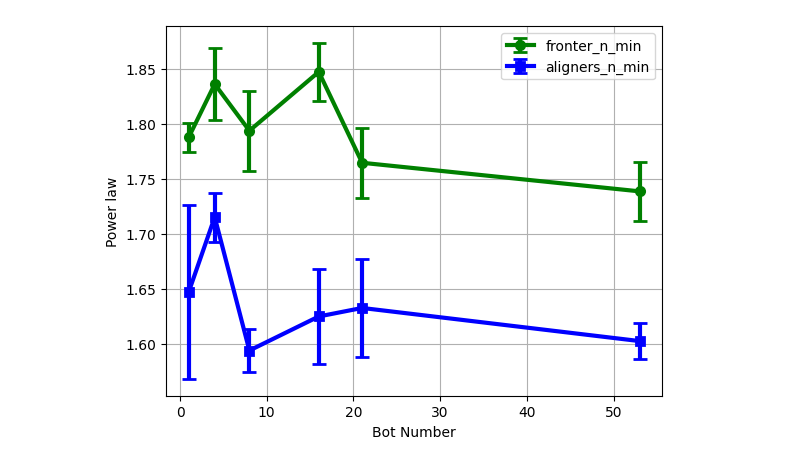
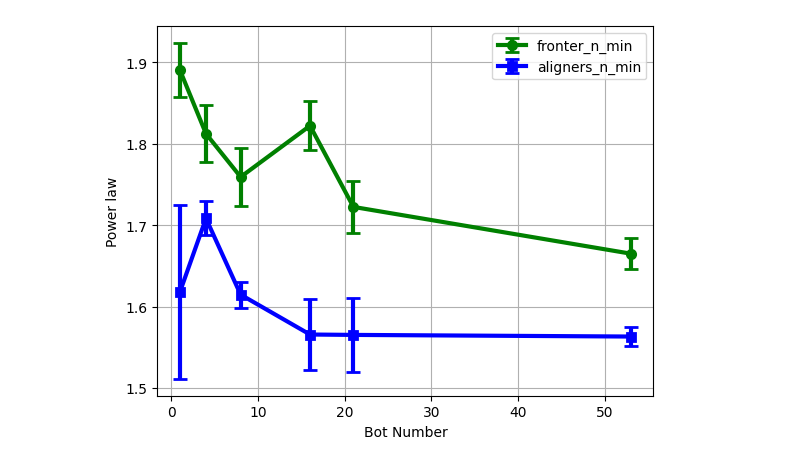
Before and after one commit to complex-lab/robotic_swarms, a Jupyter notebook: emsd_powerlaw_vs_botnum_28cm.ipynb, the cells around one changed output. Cells and saved outputs as stored; diff of their text form; code cells hidden in the pictures.

```diff
--- a/emsd_powerlaw_vs_botnum_28cm.ipynb
+++ b/emsd_powerlaw_vs_botnum_28cm.ipynb
@@ -76,17 +82,17 @@ print(emsd_data)
 # %%
-arenaSizePixels = 1090 # [pixels]
+arenaSizePixels = 1080 # [pixels]
 arenaSizeCm = 150 # [cm]
 fps =25
-mpp = arenaSizeCm/arenaSizePixels/2 #[cm/pixel]
-bottype='fronter'
-botnum=16
+mpp = arenaSizeCm/arenaSizePixels#/2 #[cm/pixel]
+bottype='aligner'
+botnum=1
 relevant_emsd=emsd_data[(emsd_data['BotNum']==botnum)&(emsd_data['BotType']==bottype)]
 #print(relevant_emsd)
 emsd_data_filtered = tp.filter_stubs(relevant_emsd,threshold=100)
 max_lagtime=int(len(emsd_data_filtered)/3)
 emsd=tp.emsd(emsd_data_filtered,fps=fps,mpp=mpp,max_lagtime=max_lagtime)
-emsd_small_range=emsd.loc[2:50]
-#emsd_small_range=emsd.loc[4:20]
+#emsd_small_range=emsd.loc[4:100]
+emsd_small_range=emsd.loc[10:50]
 p0=np.array([2,0.5])
 popt,pcov = sc.optimize.curve_fit(linear_fit_log,np.log(emsd_small_range.index),np.log(emsd_small_range),p0=p0)
 perr = np.sqrt(np.diag(pcov))
@@ -108,8 +114,8 @@ ax.loglog(np.exp(fit_x),np.exp(fit_y),'--')
 # %%
-arenaSizePixels = 1090 # [pixels]
+arenaSizePixels = 1080 # [pixels]
 arenaSizeCm = 150 # [cm]
 fps =25
-mpp = arenaSizeCm/arenaSizePixels/2 #[cm/pixel]
+mpp = arenaSizeCm/arenaSizePixels#/2 #[cm/pixel]
 emsd_results=pd.DataFrame()
 bottypes=['fronter','aligner']
 botnums=[1,4,8,16,21,53]
@@ -118,12 +124,13 @@ for botnum in botnums:
         print("BotNum {},BotType {}".format(botnum,bottype))
         data_row=pd.DataFrame()
         relevant_emsd=emsd_data[(emsd_data['BotNum']==botnum)&(emsd_data['BotType']==bottype)]
-        #print(relevant_emsd)
-        emsd_data_filtered = tp.filter_stubs(relevant_emsd,threshold=100)
+        print(relevant_emsd)
+        emsd_data_filtered = tp.filter_stubs(relevant_emsd,threshold=1000)
         max_lagtime=int(len(emsd_data_filtered)/3)
-        emsd=tp.emsd(emsd_data_filtered,fps=fps,mpp=mpp,max_lagtime=max_lagtime)
-        emsd_large_range=emsd.loc[2:50]
-        emsd_small_range=emsd.loc[4:20]
+        emsd=tp.emsd(emsd_data_filtered,fps=fps,mpp=mpp,max_lagtime=30000)
+        #emsd_large_range=emsd.loc[2:50]
+        emsd_large_range=emsd.loc[7:50]
+        emsd_small_range=emsd.loc[10:20]
         p0=np.array([2,0.5])
         popt_min,pcov_min = sc.optimize.curve_fit(linear_fit_log,np.log(emsd_small_range.index),np.log(emsd_small_range),p0=p0)
         perr_min = np.sqrt(np.diag(pcov_min))
@@ -159,7 +307,8 @@ BotNum 53,BotType aligner
 # %%
-mean_data=emsd_results.groupby(by=["BotType","BotNum"]).mean()
+mean_data=emsd_results.set_index(["BotType","BotNum"])
 print(mean_data.loc[("fronter","n_min")])
-std_data=emsd_results.groupby(by=["BotType","BotNum"]).std()
-#print(std_data)
+print(mean_data.loc[("aligner","n_min")])
+count_data=emsd_data.groupby(by=["BotType","BotNum"]).max()
+print(count_data)
 # %% [output]
 BotNum
@@ -173,25 +331,27 @@ Name: n_min, dtype: float64
 # %%
 fronter_data=mean_data.loc[("fronter","n_min")]
 fronter_data_max= mean_data.loc[("fronter","n_max")]
 fronter_diff=fronter_data-fronter_data_max
 aligner_data=mean_data.loc[("aligner","n_min")]
 aligner_data_max=mean_data.loc[("aligner","n_max")]
 aligner_diff=aligner_data-aligner_data_max
+fronter_count=count_data.loc[("fronter","particle")]+1
+aligner_count=count_data.loc[("aligner","particle")]+1
 fig,ax = plt.subplots()
-ax.errorbar(x=fronter_data.index,y=fronter_data,label='fronter_n_min',yerr=np.abs(fronter_diff.to_numpy())/2,marker='o',capsize=5,color='green'
+ax.errorbar(x=fronter_data.index,y=fronter_data,label='fronter_n_min',yerr=np.abs(fronter_diff.to_numpy())/np.sqrt(fronter_count),marker='o',capsize=5,color='green'
              ,markeredgewidth=2,elinewidth=3,linewidth=3)
 #ax.plot(fronter_data_max.index,fronter_data_max,'-o',label='fronter_n_max')
-ax.errorbar(x=aligner_data.index,y=aligner_data,label='aligners_n_min',yerr=np.abs(aligner_diff.to_numpy())/2,marker='s',capsize=5,color='blue'
+ax.errorbar(x=aligner_data.index,y=aligner_data,label='aligners_n_min',yerr=np.abs(aligner_diff.to_numpy())/np.sqrt(aligner_count),marker='s',capsize=5,color='blue'
              ,markeredgewidth=2,elinewidth=3,linewidth=3)
 #ax.plot(aligner_data_max.index,aligner_data_max,'-o',label='aligners_n_max')
 ax.set_xlabel('Bot Number')
 ax.set_ylabel('Power law')
 ax.grid()
 ax.legend()
 saved_data=pd.DataFrame(data={'fronter_data': fronter_data
                               ,'fronter_data_max': fronter_data_max,'fronter_diff':fronter_diff,'aligner_data':aligner_data
                               ,'aligner_data_max':aligner_data_max,'aligner_diff':aligner_diff})
 saved_data.to_csv('C:\\Users\\User\\Documents\\Eden\\locate_git_code\\production\\emsd_powerlaw_vs_Botnum_28cm.csv')
 fig.savefig('C:\\Users\\User\\Documents\\Eden\\locate_git_code\\production\\emsd_powerlaw_vs_Botnum_28cm.png',bbox_inches='tight')
 # %% [output]
-[figure, old version]
+[figure, new version]
```
Also changed, not shown: parts of 4 cells of this notebook, 5 other files.
